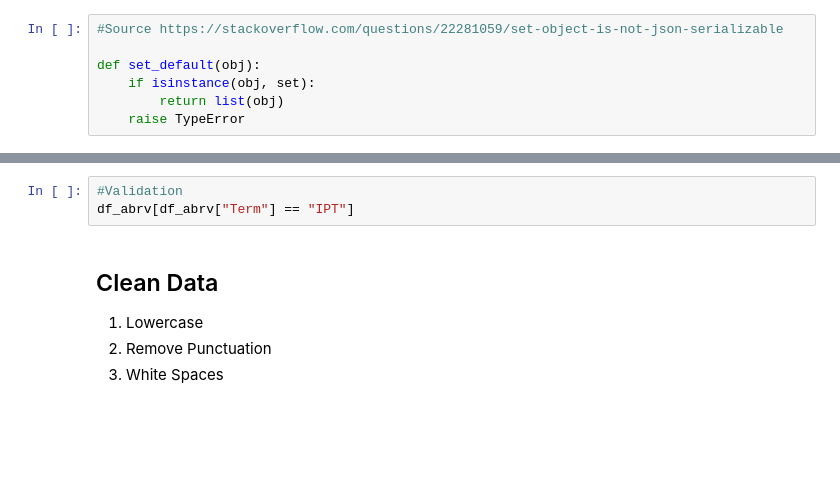
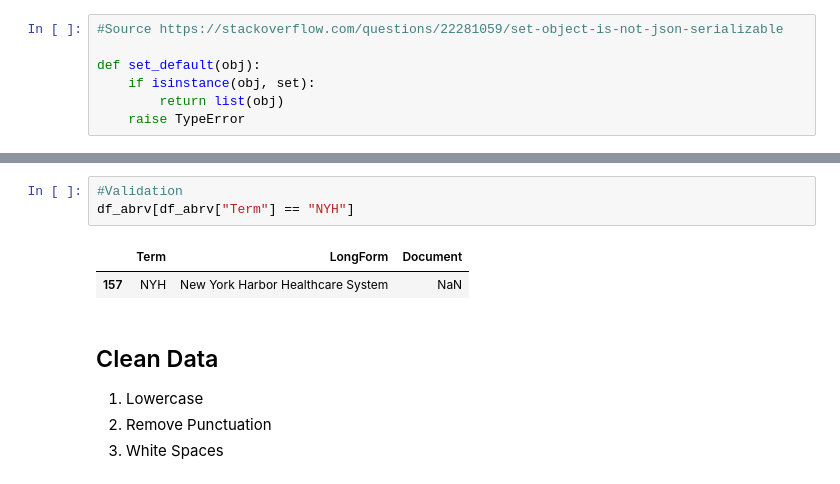
Before and after one commit to VintageGold/Text_Summarization, a Jupyter notebook: Wrangling.ipynb, the cells around one changed output, grey strips where cells are left out. Saved outputs shown, nothing was run; the diff lists cells and outputs as text; blank space fills up the shorter version.

```diff
--- a/Wrangling.ipynb
+++ b/Wrangling.ipynb
@@ -271,6 +301,9 @@ df_abrv[df_abrv["Term"] == "PTSD"].head()
 # %%
 #Validation
-df_abrv[df_abrv["Term"] == "IPT"]
+df_abrv[df_abrv["Term"] == "NYH"]
+# %% [output]
+|  | Term | LongForm | Document |
+| 157 | NYH | New York Harbor Healthcare System | NaN |
 # %% [markdown]
 ## Clean Data
 1.   Lowercase
```
Also changed, not shown: parts of 32 cells of this notebook.
